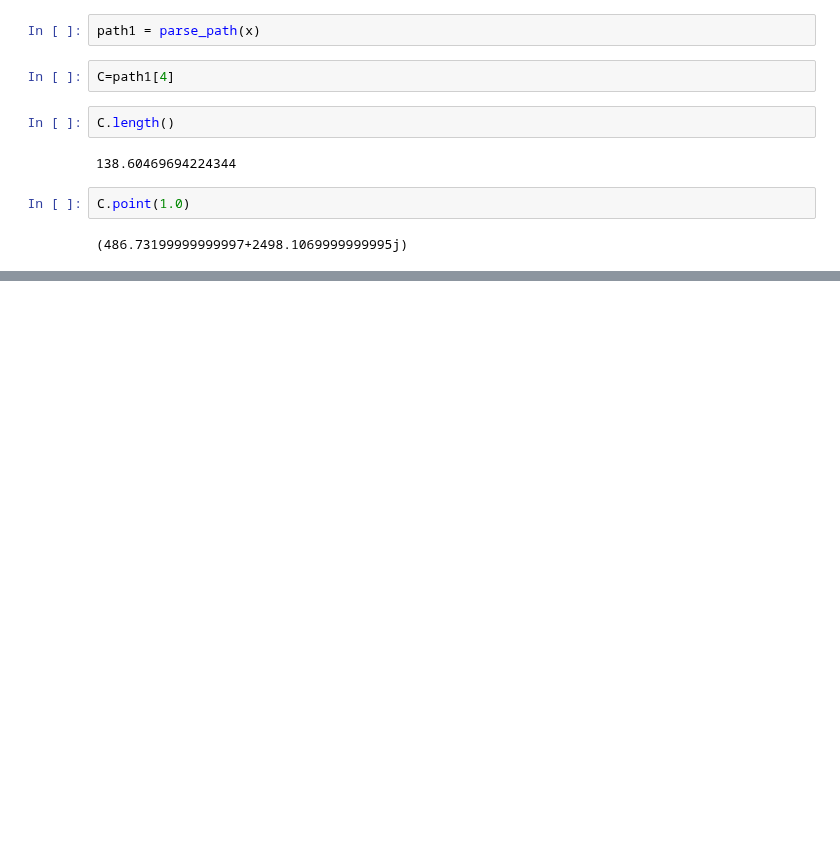
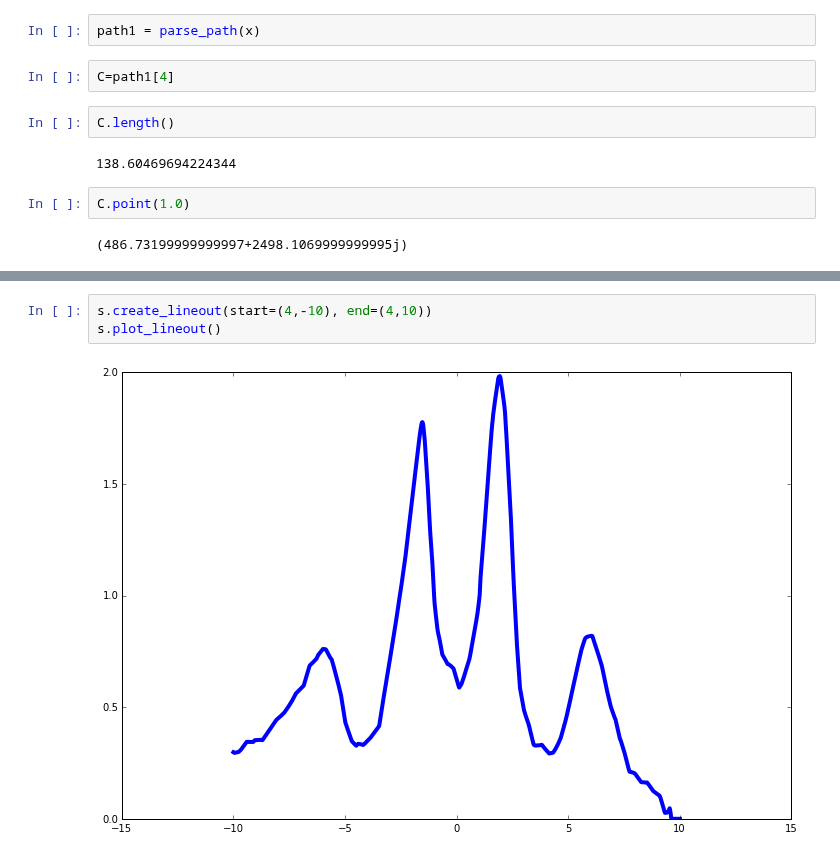
Before and after one commit to jdhare/magpie-analysis, a Jupyter notebook: Untitled1.ipynb, the cells around one changed output, grey strips where cells are left out. Saved outputs shown, nothing was run; the diff lists cells and outputs as text; blank space fills up the shorter version.

Commit message:
Better lineouts

```diff
--- a/Untitled1.ipynb
+++ b/Untitled1.ipynb
@@ -107,0 +138,5 @@ C.point(1.0)
+# %%
+s.create_lineout(start=(4,-10), end=(4,10))
+s.plot_lineout()
+# %% [output]
+[figure, added]
```
Also changed, not shown: parts of 7 cells of this notebook, 2 other files.
